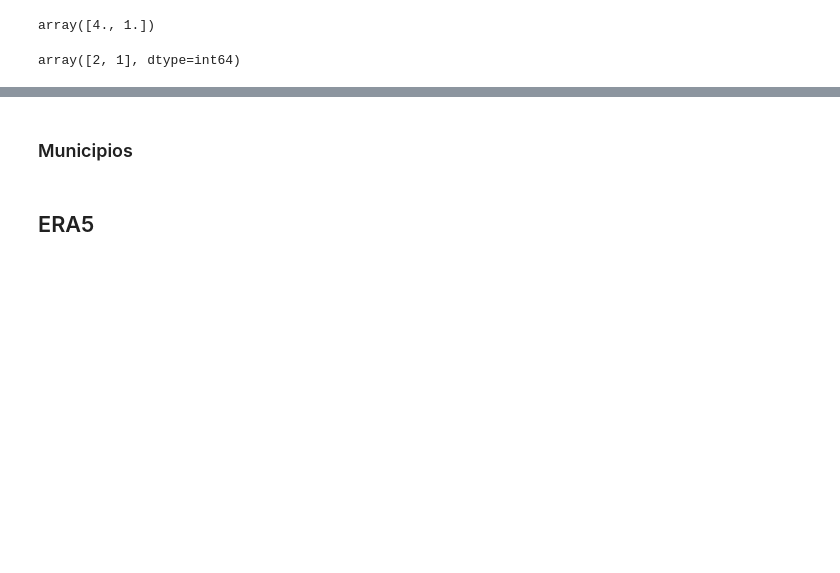
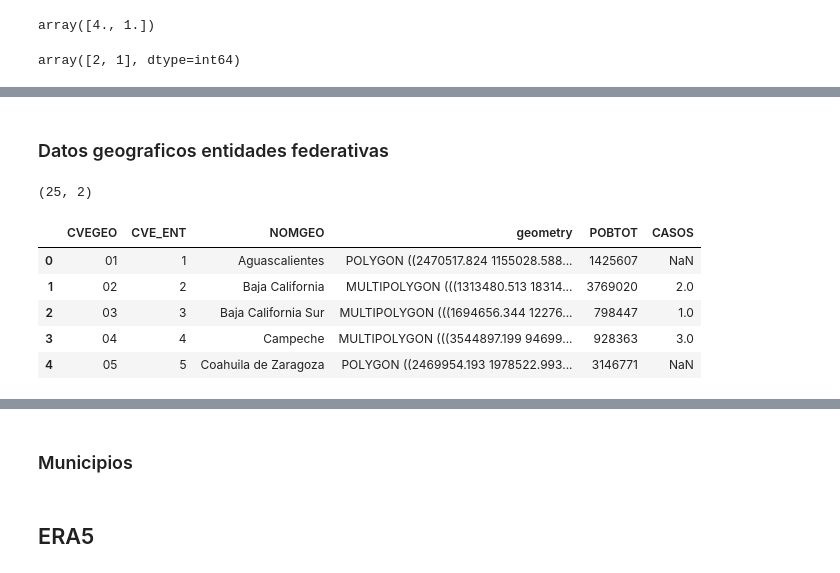
Before and after one commit to pcorner10/denguetemp2022, a Jupyter notebook: main_2023.ipynb, the cells around one changed output, grey strips where cells are left out. Cells and saved outputs as stored; diff of their text form; code cells hidden in the pictures; blank space fills up the shorter version.

```diff
--- a/main_2023.ipynb
+++ b/main_2023.ipynb
@@ -164,0 +130,6 @@ Name: ENTIDAD_RES, dtype: float64
+# %% [markdown]
+### Datos geograficos entidades federativas
+# %%
+mexico_ine = pd.read_csv('data/mexico_ent/INE_ENTIDAD_2020.CSV', encoding='latin-1')
+mexico_ine = mexico_ine[['ENT', 'POBTOT']]
+mexico_ine.rename(columns={'ENT': 'CVE_ENT'}, inplace=True)
@@ -164,0 +141,18 @@ Name: ENTIDAD_RES, dtype: float64
+# %%
+df = dengue.groupby('ENTIDAD_RES').agg({'ENTIDAD_RES': 'count'})
+df.rename(columns={'ENTIDAD_RES': 'CASOS'}, inplace=True)
+df.reset_index(inplace=True)
+df.rename(columns={'ENTIDAD_RES': 'NOMGEO'}, inplace=True)
+df.shape
+# %% [output]
+(25, 2)
+# %%
+mexico_ent = mexico_ent.merge(df, on='NOMGEO', how='left')
+mexico_ent.head()
+# %% [output]
+|  | CVEGEO | CVE_ENT | NOMGEO | geometry | POBTOT | CASOS |
+| 0 | 01 | 1 | Aguascalientes | POLYGON ((2470517.824 1155028.588... | 1425607 | NaN |
+| 1 | 02 | 2 | Baja California | MULTIPOLYGON (((1313480.513 18314... | 3769020 | 2.0 |
+| 2 | 03 | 3 | Baja California Sur | MULTIPOLYGON (((1694656.344 12276... | 798447 | 1.0 |
+| 3 | 04 | 4 | Campeche | MULTIPOLYGON (((3544897.199 94699... | 928363 | 3.0 |
+| 4 | 05 | 5 | Coahuila de Zaragoza | POLYGON ((2469954.193 1978522.993... | 3146771 | NaN |
```
Also changed, not shown: parts of 8 cells of this notebook, 6 other files.
